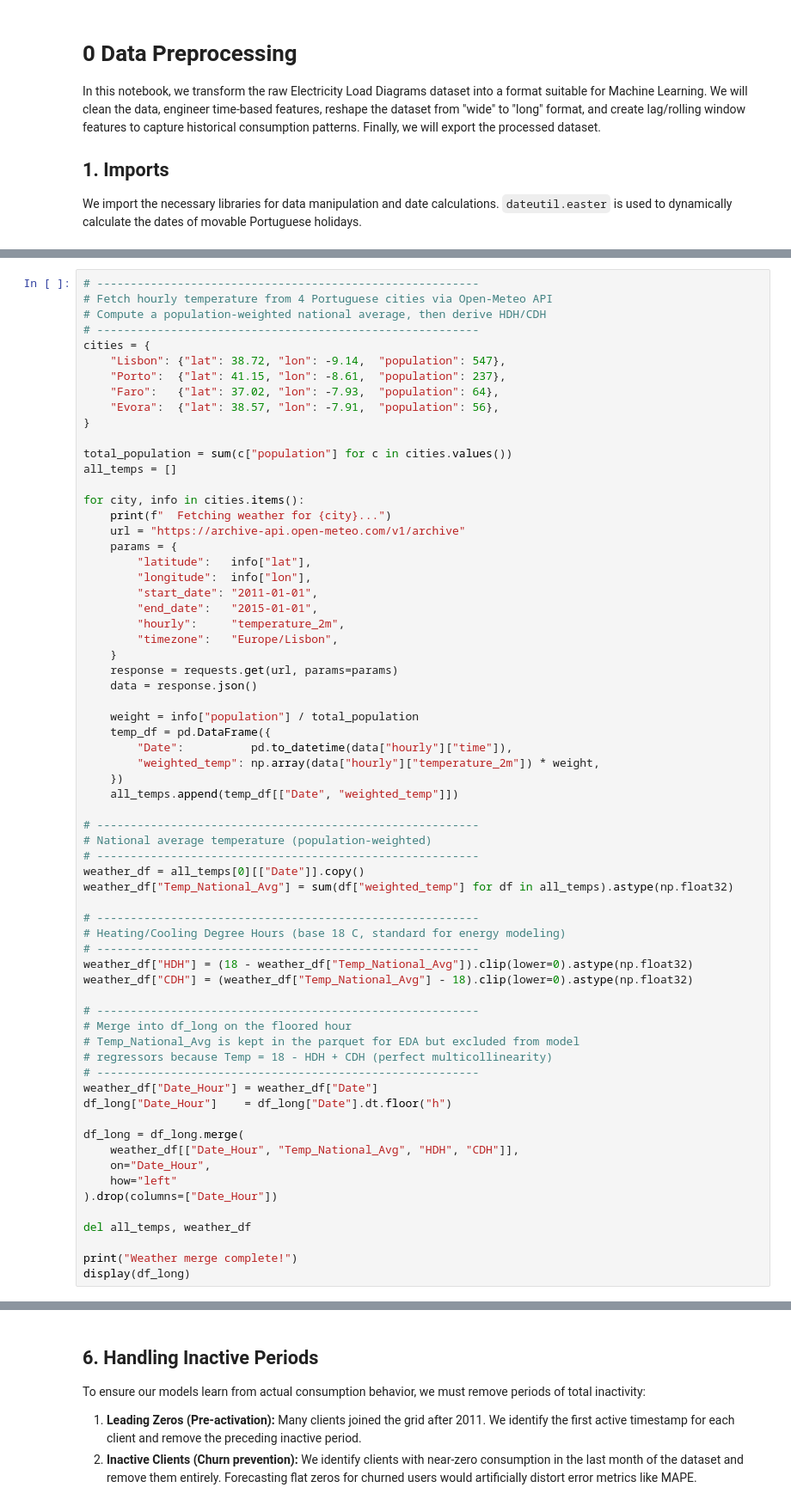
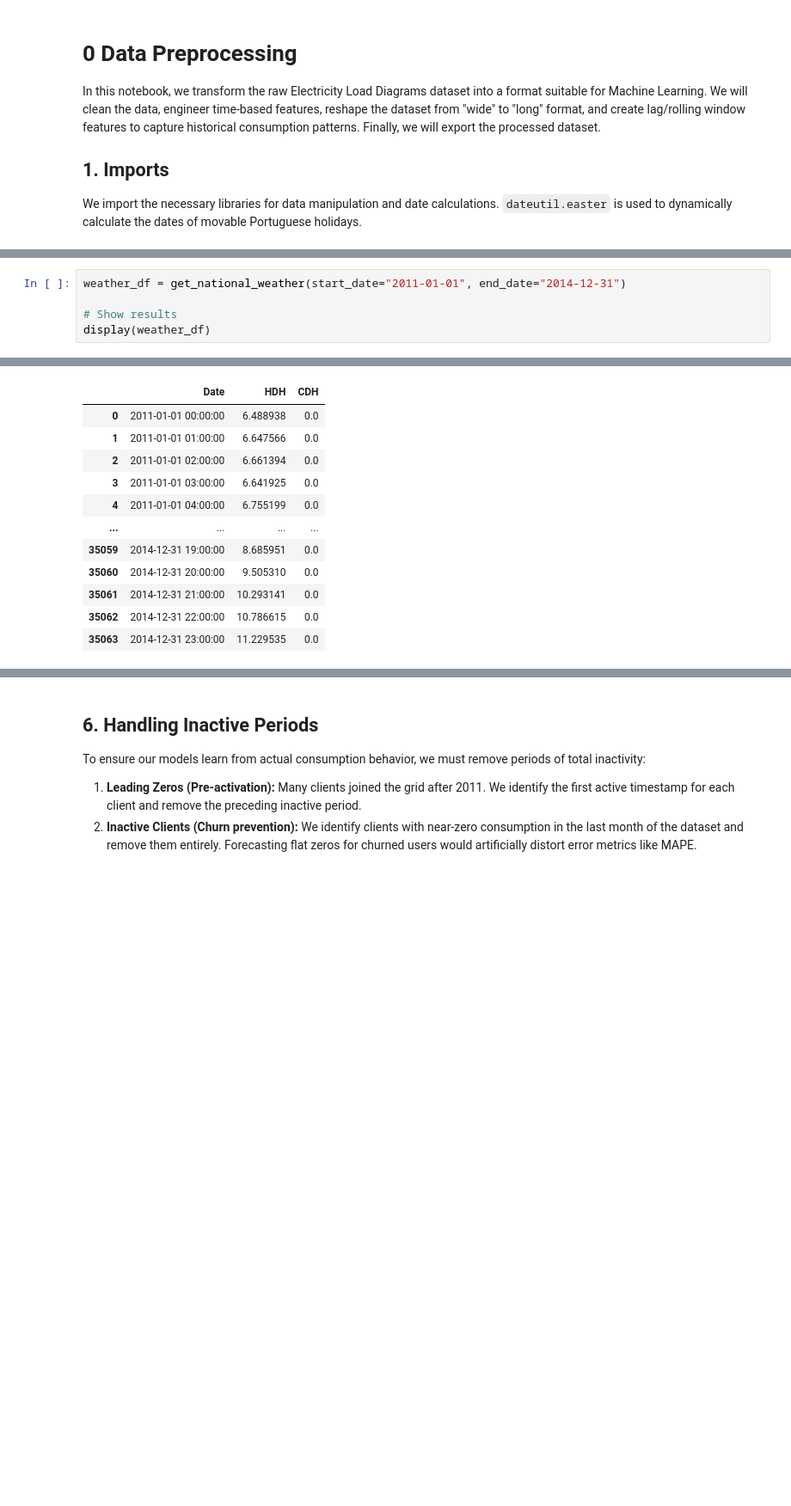
Before and after one commit to lucabarattini/forecasting-electricity, a Jupyter notebook: notebooks/0_data_preprocessing.ipynb, the cells around one changed output, grey strips where cells are left out. Shown at 86% size. Saved outputs shown, nothing was run; the diff lists cells and outputs as text; blank space fills up the shorter version.

```diff
--- a/notebooks/0_data_preprocessing.ipynb
+++ b/notebooks/0_data_preprocessing.ipynb
@@ -199,68 +61,8 @@ From that weighted temperature we also derive two extra columns:
 
 18°C is the standard threshold for Heating/Cooling Degree Days (HDD/CDD) in energy analytics
 # %%
-# ---------------------------------------------------------
-# Fetch hourly temperature from 4 Portuguese cities via Open-Meteo API
-# Compute a population-weighted national average, then derive HDH/CDH
-# ---------------------------------------------------------
-cities = {
-    "Lisbon": {"lat": 38.72, "lon": -9.14,  "population": 547},
-    "Porto":  {"lat": 41.15, "lon": -8.61,  "population": 237},
-    "Faro":   {"lat": 37.02, "lon": -7.93,  "population": 64},
-    "Evora":  {"lat": 38.57, "lon": -7.91,  "population": 56},
-}
+weather_df = get_national_weather(start_date="2011-01-01", end_date="2014-12-31")
 
-total_population = sum(c["population"] for c in cities.values())
-all_temps = []
-
-for city, info in cities.items():
-    print(f"  Fetching weather for {city}...")
-    url = "https://archive-api.open-meteo.com/v1/archive"
-    params = {
-        "latitude":   info["lat"],
-        "longitude":  info["lon"],
-        "start_date": "2011-01-01",
-        "end_date":   "2015-01-01",
-        "hourly":     "temperature_2m",
-        "timezone":   "Europe/Lisbon",
-    }
-    response = requests.get(url, params=params)
-    data = response.json()
-
-    weight = info["population"] / total_population
-    temp_df = pd.DataFrame({
-        "Date":          pd.to_datetime(data["hourly"]["time"]),
-        "weighted_temp": np.array(data["hourly"]["temperature_2m"]) * weight,
-    })
-    all_temps.append(temp_df[["Date", "weighted_temp"]])
-
-# ---------------------------------------------------------
-# National average temperature (population-weighted)
-# ---------------------------------------------------------
-weather_df = all_temps[0][["Date"]].copy()
-weather_df["Temp_National_Avg"] = sum(df["weighted_temp"] for df in all_temps).astype(np.float32)
-
-# ---------------------------------------------------------
-# Heating/Cooling Degree Hours (base 18 C, standard for energy modeling)
-# ---------------------------------------------------------
-weather_df["HDH"] = (18 - weather_df["Temp_National_Avg"]).clip(lower=0).astype(np.float32)
-weather_df["CDH"] = (weather_df["Temp_National_Avg"] - 18).clip(lower=0).astype(np.float32)
-
-# ---------------------------------------------------------
-# Merge into df_long on the floored hour
-# Temp_National_Avg is kept in the parquet for EDA but excluded from model
-# regressors because Temp = 18 - HDH + CDH (perfect multicollinearity)
-# ---------------------------------------------------------
-weather_df["Date_Hour"] = weather_df["Date"]
-df_long["Date_Hour"]    = df_long["Date"].dt.floor("h")
-
-df_long = df_long.merge(
-    weather_df[["Date_Hour", "Temp_National_Avg", "HDH", "CDH"]],
-    on="Date_Hour",
-    how="left"
-).drop(columns=["Date_Hour"])
-
-del all_temps, weather_df
-
-print("Weather merge complete!")
-display(df_long)
+# Show results
+display(weather_df)
+# %% [output]
@@ -266,0 +73,12 @@ display(df_long)
+|  | Date | HDH | CDH |
+| 0 | 2011-01-01 00:00:00 | 6.488938 | 0.0 |
+| 1 | 2011-01-01 01:00:00 | 6.647566 | 0.0 |
+| 2 | 2011-01-01 02:00:00 | 6.661394 | 0.0 |
+| 3 | 2011-01-01 03:00:00 | 6.641925 | 0.0 |
+| 4 | 2011-01-01 04:00:00 | 6.755199 | 0.0 |
+| ... | ... | ... | ... |
+| 35059 | 2014-12-31 19:00:00 | 8.685951 | 0.0 |
+| 35060 | 2014-12-31 20:00:00 | 9.505310 | 0.0 |
+| 35061 | 2014-12-31 21:00:00 | 10.293141 | 0.0 |
+| 35062 | 2014-12-31 22:00:00 | 10.786615 | 0.0 |
+| 35063 | 2014-12-31 23:00:00 | 11.229535 | 0.0 |
```
Also changed, not shown: parts of 11 cells of this notebook, 4 other files.
